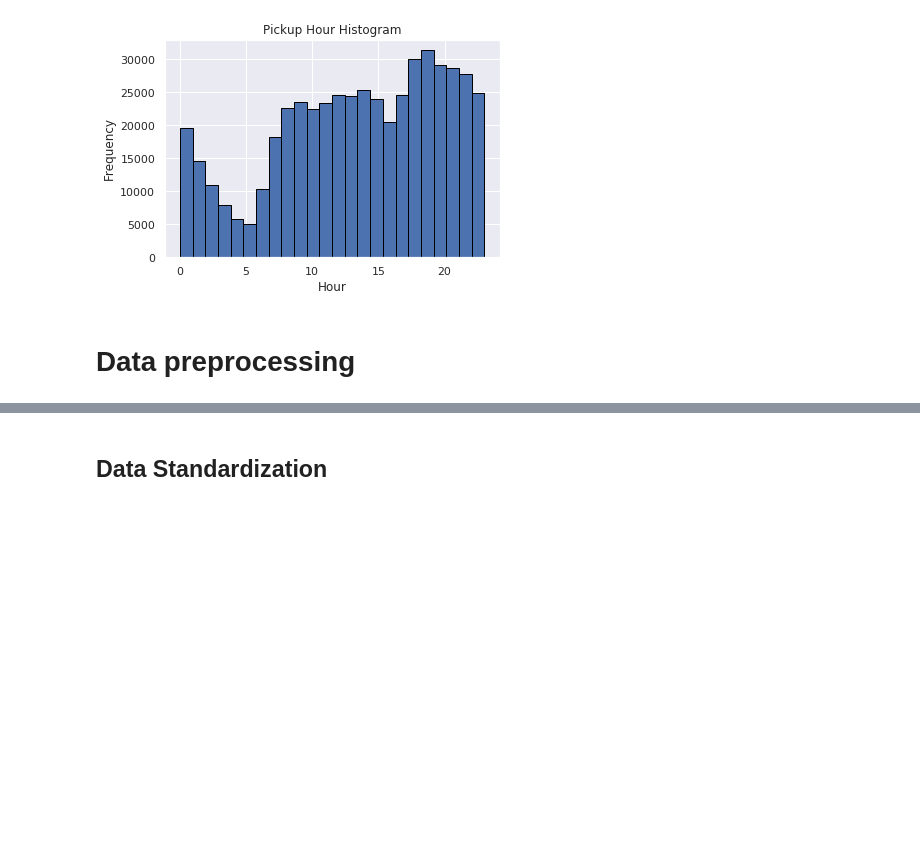
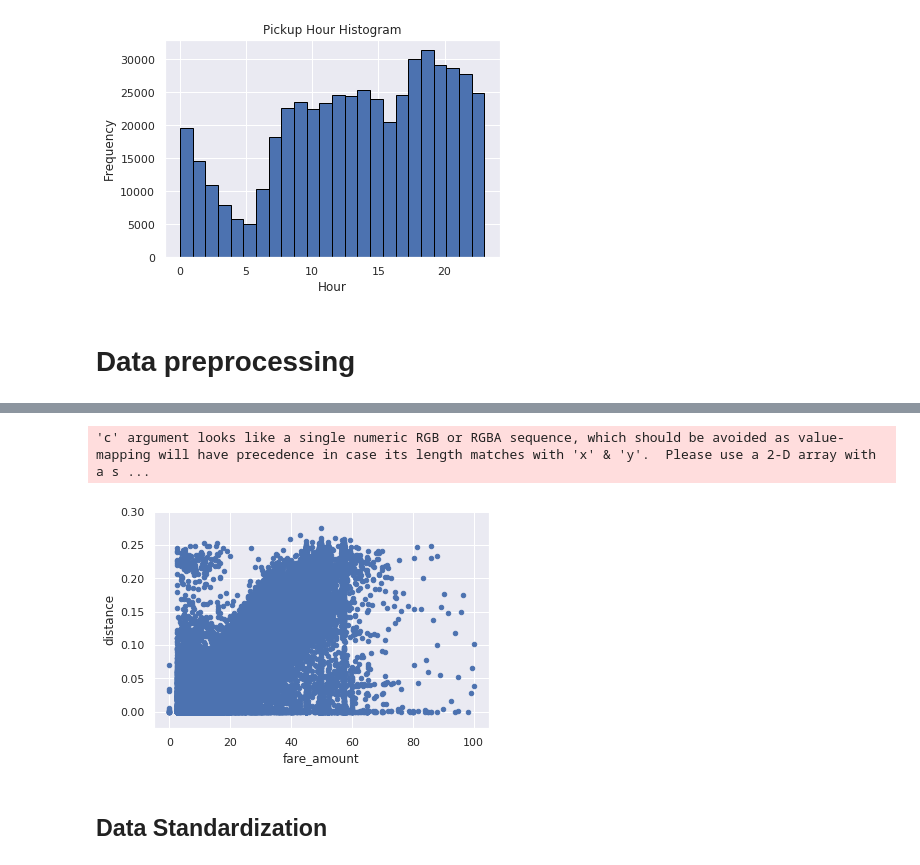
Before and after one commit to Rezwanul-Haque/neural_network_projects, a Jupyter notebook: taxi_fares_problem/taxi_fares_prediction/taxi_fares_prediction.ipynb, the cells around one changed output, grey strips where cells are left out. Drawn from its saved outputs; the diff is of its cells as text; code cells hidden in the pictures; blank space fills up the shorter version.

```diff
--- a/taxi_fares_problem/taxi_fares_prediction/taxi_fares_prediction.ipynb
+++ b/taxi_fares_problem/taxi_fares_prediction/taxi_fares_prediction.ipynb
@@ -186,0 +339,12 @@ Outcome: 500
+# %%
+## Note
+# neural networks require numerical features. Therefore, we can't
+# train our neural network using such a datetime string. Let's separate
+# the pickup_datetime column into different columns for year, month, day, day_of_week,
+# and hour
+
+df['year'] = df['pickup_datetime'].dt.year
+df['month'] = df['pickup_datetime'].dt.month
+df['day'] = df['pickup_datetime'].dt.day
+df['day_of_week'] = df['pickup_datetime'].dt.dayofweek
+df['hour'] = df['pickup_datetime'].dt.hour
@@ -186,0 +361,5 @@ Outcome: 500
+# %%
+# We can see that the new columns capture the original information from
+# the pickup_datetime column in a format that's suitable for our neural network.
+# Let's drop the pickup_datetime column from our DataFrame
+df = df.drop(['pickup_datetime'], axis=1)
@@ -187,3 +378,30 @@ Outcome: 500
+# %%
+def euclidean_distance(lat1, long1, lat2, long2):
+    return (((lat1-lat2)**2 + (long1-long2)**2)**0.5)
+# %%
+df['distance'] = euclidean_distance(df['pickup_latitude'],
+                                    df['pickup_longitude'],
+                                    df['dropoff_latitude'],
+                                    df['dropoff_longitude']
+                                   )
+
+## Note
+# Our hypothesis was that the trip fare is closely correlated to the distance
+# traveled. We can now plot the two variables on a scatterplot to analyze the
+# correlation and see if our intuition was right
+# %%
+df.plot.scatter('fare_amount', 'distance')
+plt.show()
+
+## Insight
+# Nice! We can clearly see that our hypothesis is right. However, the distance
+# traveled alone does not tell the whole story. If we look at the center of the
+# graph, we can see three vertical lines of dots. These outlier data seems to
+# suggest that there are certain trips where the distance traveled did not have an
+# impact on the fare amount (which is between $40 and $60 for these outliers).
+# %% [output]
+'c' argument looks like a single numeric RGB or RGBA sequence, which should be avoided as value-mapping will have precedence in case its length matches with 'x' & 'y'.  Please use a 2-D array with a s ...
+[figure, added]
 # %% [markdown]
 ## Data Standardization
 # %% [markdown]
```
Also changed, not shown: parts of 27 cells of this notebook, 1 other file.
